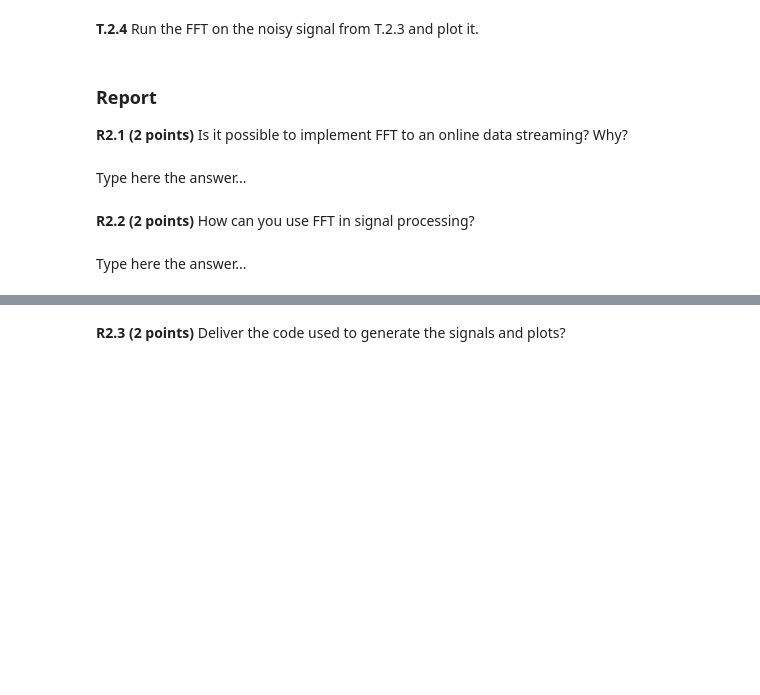
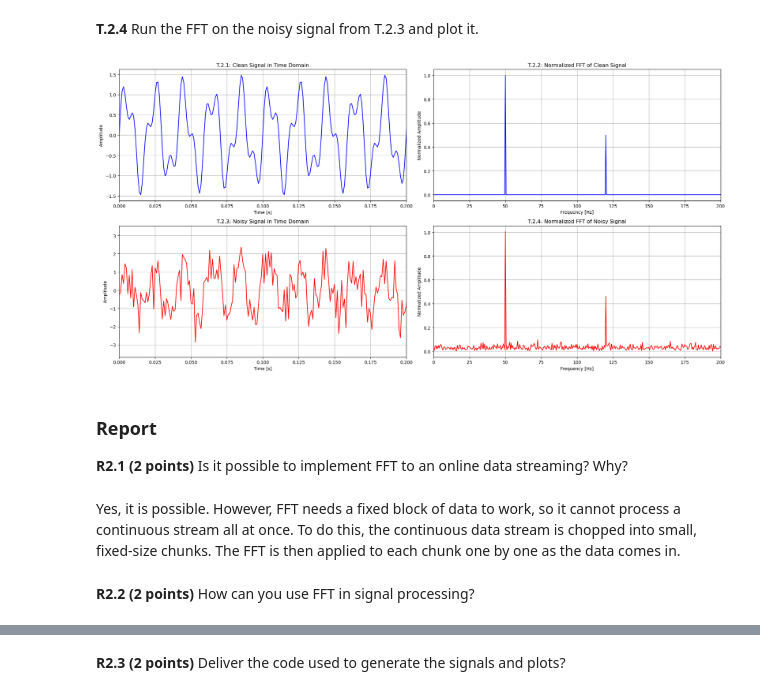
Before and after one commit to samuele-ribaudo/humanoid-sensors-and-actuators, a Jupyter notebook: T5/code/Tutorial_5.ipynb, the cells around one changed output, grey strips where cells are left out. Drawn from its saved outputs; the diff is of its cells as text; code cells hidden in the pictures; blank space fills up the shorter version.

```diff
--- a/T5/code/Tutorial_5.ipynb
+++ b/T5/code/Tutorial_5.ipynb
@@ -81,6 +96,16 @@ Type here the answer...
+# %%
+
+yf_clean = fft(signal)
+xf = fftfreq(N, 1/fs)
+
+xf_pos = xf[:N//2]
+
+yf_clean_pos = np.abs(yf_clean[:N//2]) / (N / 2)
 # %% [markdown]
 **T.2.3** Add random noise to the signal from T.2.1 and plot the signal again.
 # %%
 # type here the code...
+noise = np.random.normal(0, 0.8, N)
+noisy_signal = signal + noise
 # %% [markdown]
 **T.2.4** Run the FFT on the noisy signal from T.2.3 and plot it.
@@ -89,12 +112,58 @@ Type here the answer...
+# %%
+# type here the code...
+
+yf_noisy = fft(noisy_signal)
+yf_noisy_pos = np.abs(yf_noisy[:N//2]) / (N / 2)
+
+plt.figure(figsize=(20, 10))
+
+
+plt.subplot(2, 2, 1)
+plt.plot(t, signal, color='blue')
+plt.title("T.2.1: Clean Signal in Time Domain")
+plt.xlabel("Time [s]")
+plt.ylabel("Amplitude")
+plt.xlim(0, 0.2)
+plt.grid(True)
+
+
+plt.subplot(2, 2, 2)
+plt.plot(xf_pos, yf_clean_pos, color='blue')
+plt.title("T.2.2: Normalized FFT of Clean Signal")
+plt.xlabel("Frequency [Hz]")
+plt.ylabel("Normalized Amplitude")
+plt.xlim(0, 200)
+plt.grid(True)
+
+
+plt.subplot(2, 2, 3)
+plt.plot(t, noisy_signal, color='red')
+plt.title("T.2.3: Noisy Signal in Time Domain")
+plt.xlabel("Time [s]")
+plt.ylabel("Amplitude")
+plt.xlim(0, 0.2)
+plt.grid(True)
+
+
+plt.subplot(2, 2, 4)
+plt.plot(xf_pos, yf_noisy_pos, color='red')
+plt.title("T.2.4: Normalized FFT of Noisy Signal")
+plt.xlabel("Frequency [Hz]")
+plt.ylabel("Normalized Amplitude")
+plt.xlim(0, 200)
+plt.grid(True)
+
+plt.tight_layout()
+plt.show()
+# %% [output]
+[figure, added]
 # %% [markdown]
 ### Report
 
 **R2.1 (2 points)** Is it possible to implement FFT to an online data streaming? Why?
-# %% [markdown]
-Type here the answer...
+# %% [markdown]
+Yes, it is possible. However, FFT needs a fixed block of data to work, so it cannot process a continuous stream all at once. To do this, the continuous data stream is chopped into small, fixed-size chunks. The FFT is then applied to each chunk one by one as the data comes in.
 # %% [markdown]
 
 
 **R2.2 (2 points)** How can you use FFT in signal processing?
-# %% [markdown]
-Type here the answer...
```
Also changed, not shown: parts of 6 cells of this notebook.
